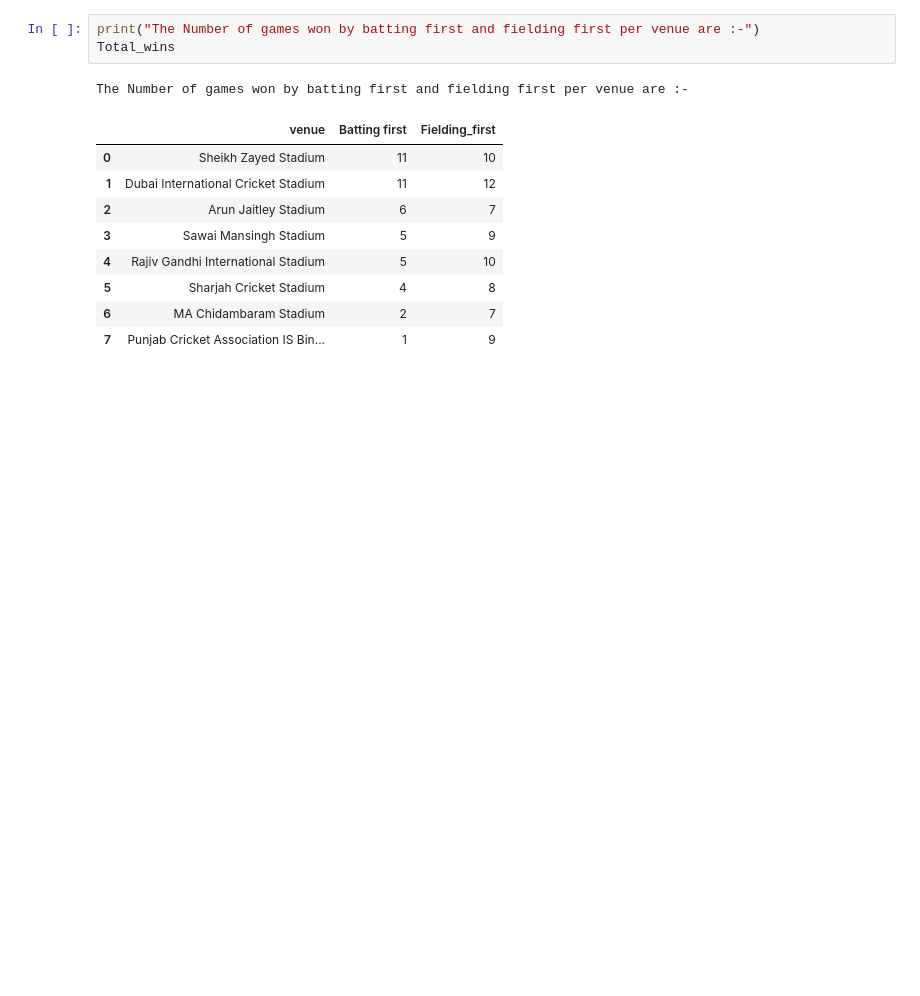
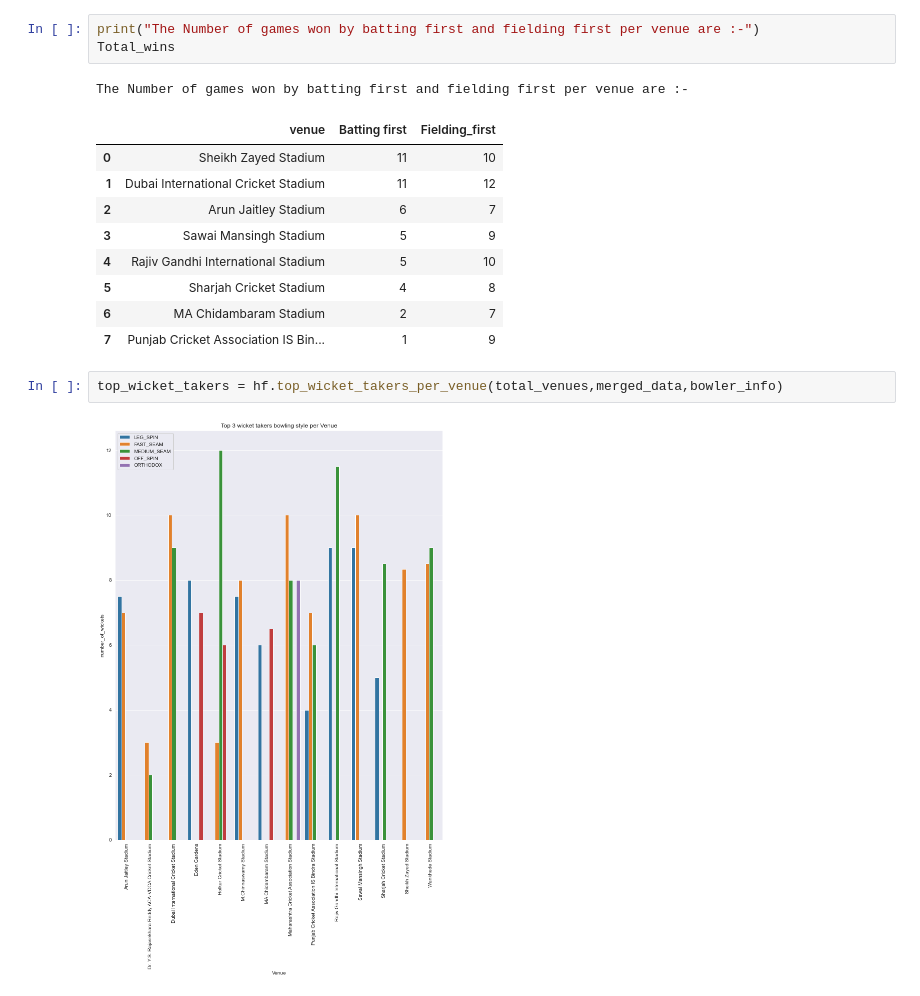
Before and after one commit to Venkat3103/2022Fall_projects, a Jupyter notebook: Hypothesis_2.ipynb, the cells around one changed output. Saved outputs shown, nothing was run; the diff lists cells and outputs as text; blank space fills up the shorter version.

```diff
--- a/Hypothesis_2.ipynb
+++ b/Hypothesis_2.ipynb
@@ -233,3 +233,7 @@ The Number of games won by batting first and fielding first per venue are :-
 | 5 | Sharjah Cricket Stadium | 4 | 8 |
 | 6 | MA Chidambaram Stadium | 2 | 7 |
 | 7 | Punjab Cricket Association IS Bin... | 1 | 9 |
+# %%
+top_wicket_takers = hf.top_wicket_takers_per_venue(total_venues,merged_data,bowler_info)
+# %% [output]
+[figure, added]
```
Also changed, not shown: parts of 25 cells of this notebook, 1 other file.
